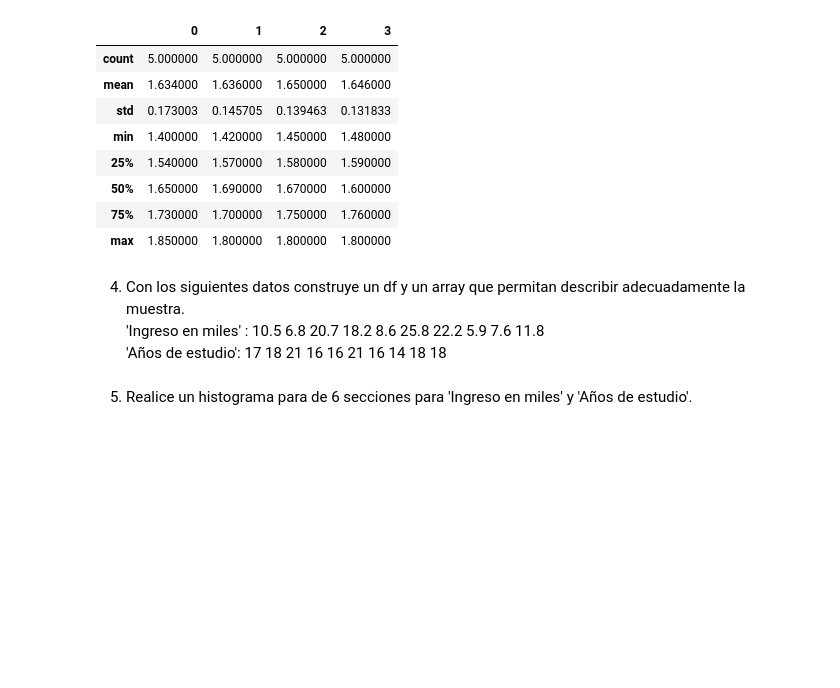
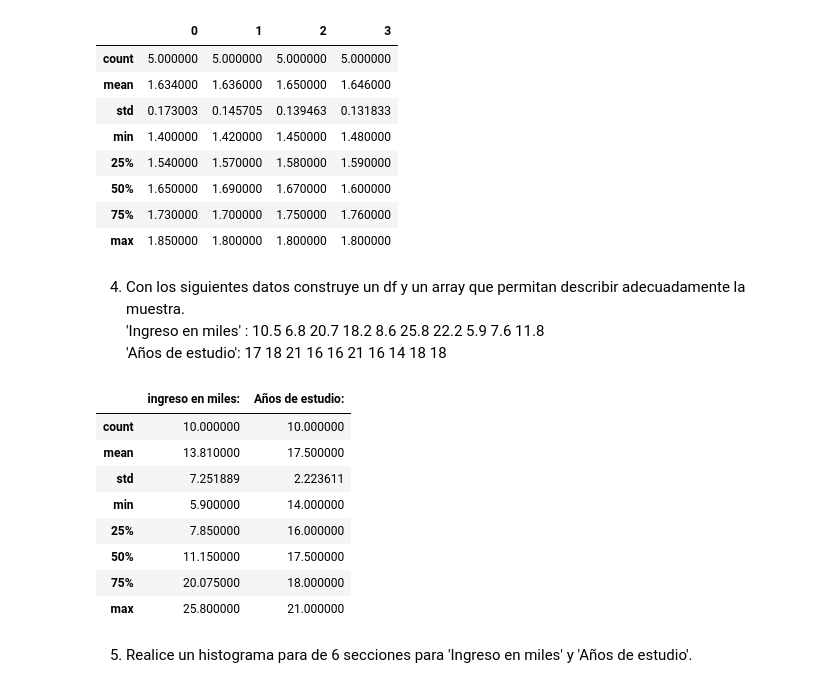
Before and after one commit to EmilianoEmanuelSosa/HENRY_CARRER, a Jupyter notebook: M2Down/Clase 01/Homework.ipynb, the cells around one changed output. Saved outputs shown, nothing was run; the diff lists cells and outputs as text; code cells hidden in the pictures; blank space fills up the shorter version.

```diff
--- a/M2Down/Clase 01/Homework.ipynb
+++ b/M2Down/Clase 01/Homework.ipynb
@@ -104,5 +104,17 @@ high.describe()
 'Años de estudio': 17	18	21	16	16	21	16	14	18	18 <br>
 # %%
 grup=np.array([[10.5,17],[6.8,18],[20.7,21],[18.2,16],[8.6,16],[25.8,21],[22.2,16],[5.9,14],[7.6,18],[11.8,18]])
+date=pd.DataFrame(grup,index=range(1,11),columns=['ingreso en miles: ','Años de estudio: '])
+date.describe()
+# %% [output]
+|  | ingreso en miles: | Años de estudio: |
+| count | 10.000000 | 10.000000 |
+| mean | 13.810000 | 17.500000 |
+| std | 7.251889 | 2.223611 |
+| min | 5.900000 | 14.000000 |
+| 25% | 7.850000 | 16.000000 |
+| 50% | 11.150000 | 17.500000 |
+| 75% | 20.075000 | 18.000000 |
+| max | 25.800000 | 21.000000 |
 # %% [markdown]
 5. Realice un histograma para de 6 secciones para 'Ingreso en miles' y 'Años de estudio'.
```
Also changed, not shown: parts of 5 cells of this notebook, 24 other files.
